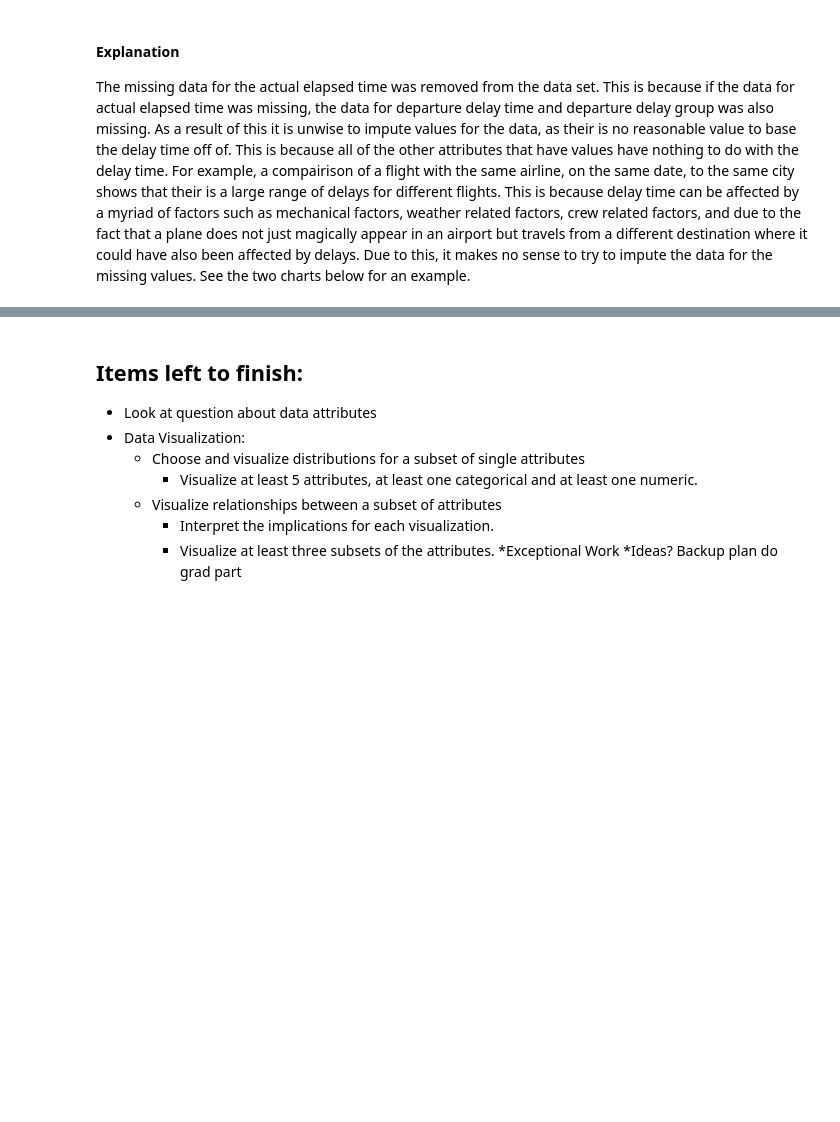
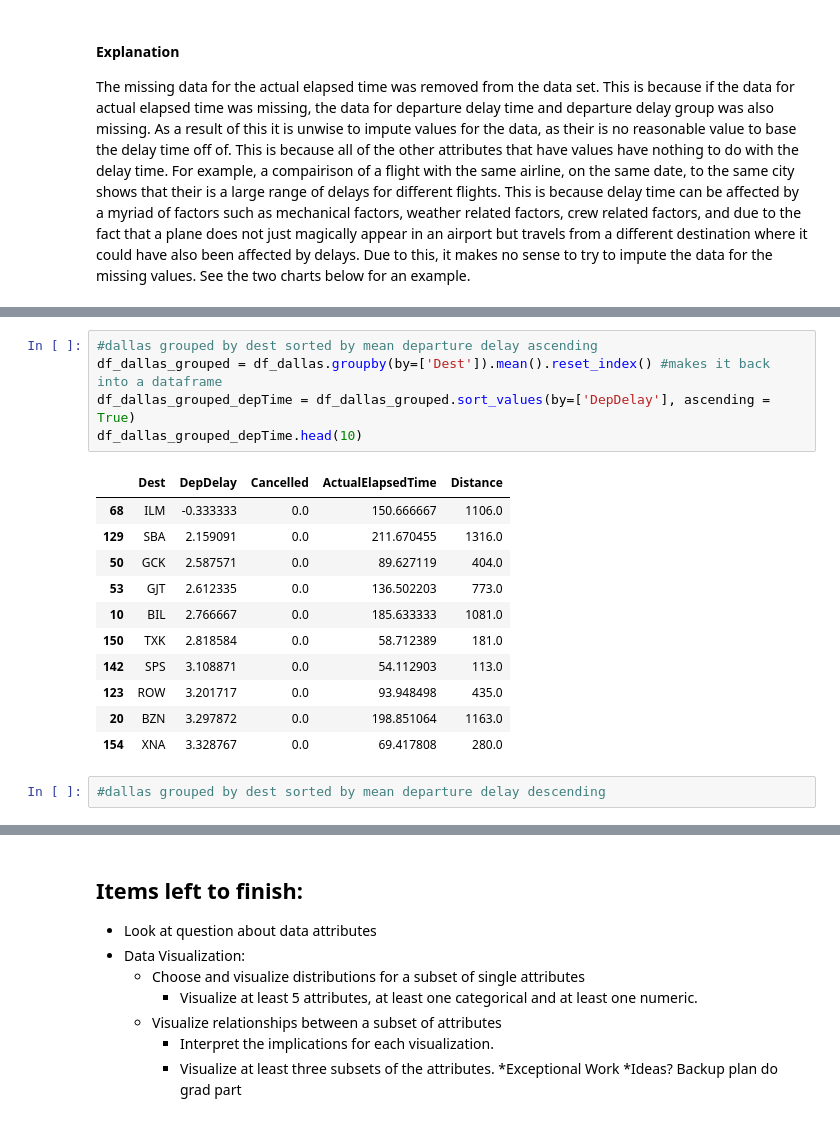
Before and after one commit to teresa201/MachineLearning, a Jupyter notebook: Lab1.ipynb, the cells around one changed output, grey strips where cells are left out. Saved outputs shown, nothing was run; the diff lists cells and outputs as text; blank space fills up the shorter version.

```diff
--- a/Lab1.ipynb
+++ b/Lab1.ipynb
@@ -278,0 +288,19 @@ df_dallas_atl_sorted.describe()
+# %%
+#dallas grouped by dest sorted by mean departure delay ascending
+df_dallas_grouped = df_dallas.groupby(by=['Dest']).mean().reset_index() #makes it back into a dataframe
+df_dallas_grouped_depTime = df_dallas_grouped.sort_values(by=['DepDelay'], ascending = True)
+df_dallas_grouped_depTime.head(10)
+# %% [output]
+|  | Dest | DepDelay | Cancelled | ActualElapsedTime | Distance |
+| 68 | ILM | -0.333333 | 0.0 | 150.666667 | 1106.0 |
+| 129 | SBA | 2.159091 | 0.0 | 211.670455 | 1316.0 |
+| 50 | GCK | 2.587571 | 0.0 | 89.627119 | 404.0 |
+| 53 | GJT | 2.612335 | 0.0 | 136.502203 | 773.0 |
+| 10 | BIL | 2.766667 | 0.0 | 185.633333 | 1081.0 |
+| 150 | TXK | 2.818584 | 0.0 | 58.712389 | 181.0 |
+| 142 | SPS | 3.108871 | 0.0 | 54.112903 | 113.0 |
+| 123 | ROW | 3.201717 | 0.0 | 93.948498 | 435.0 |
+| 20 | BZN | 3.297872 | 0.0 | 198.851064 | 1163.0 |
+| 154 | XNA | 3.328767 | 0.0 | 69.417808 | 280.0 |
+# %%
+#dallas grouped by dest sorted by mean departure delay descending
```
Also changed, not shown: parts of 9 cells of this notebook.
